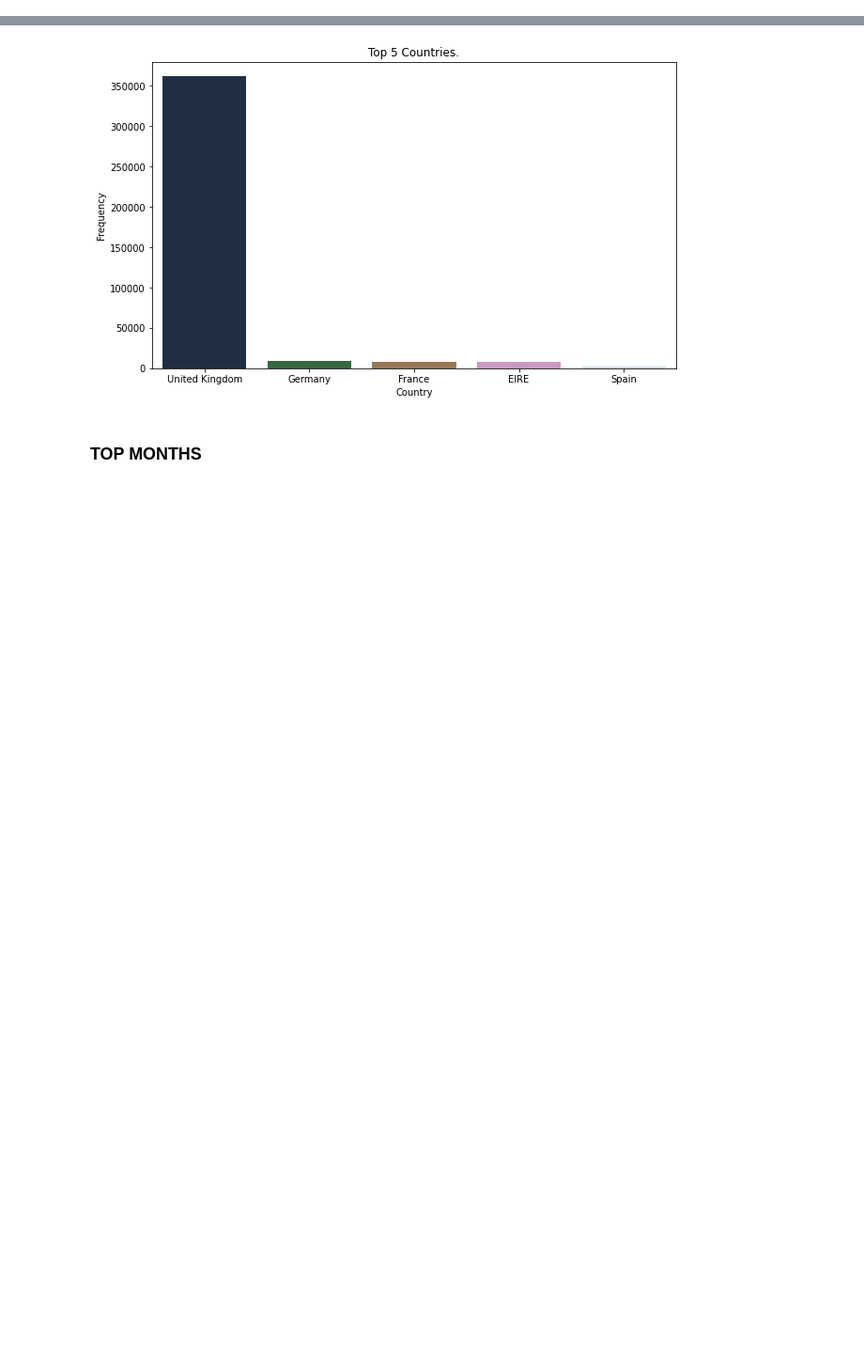
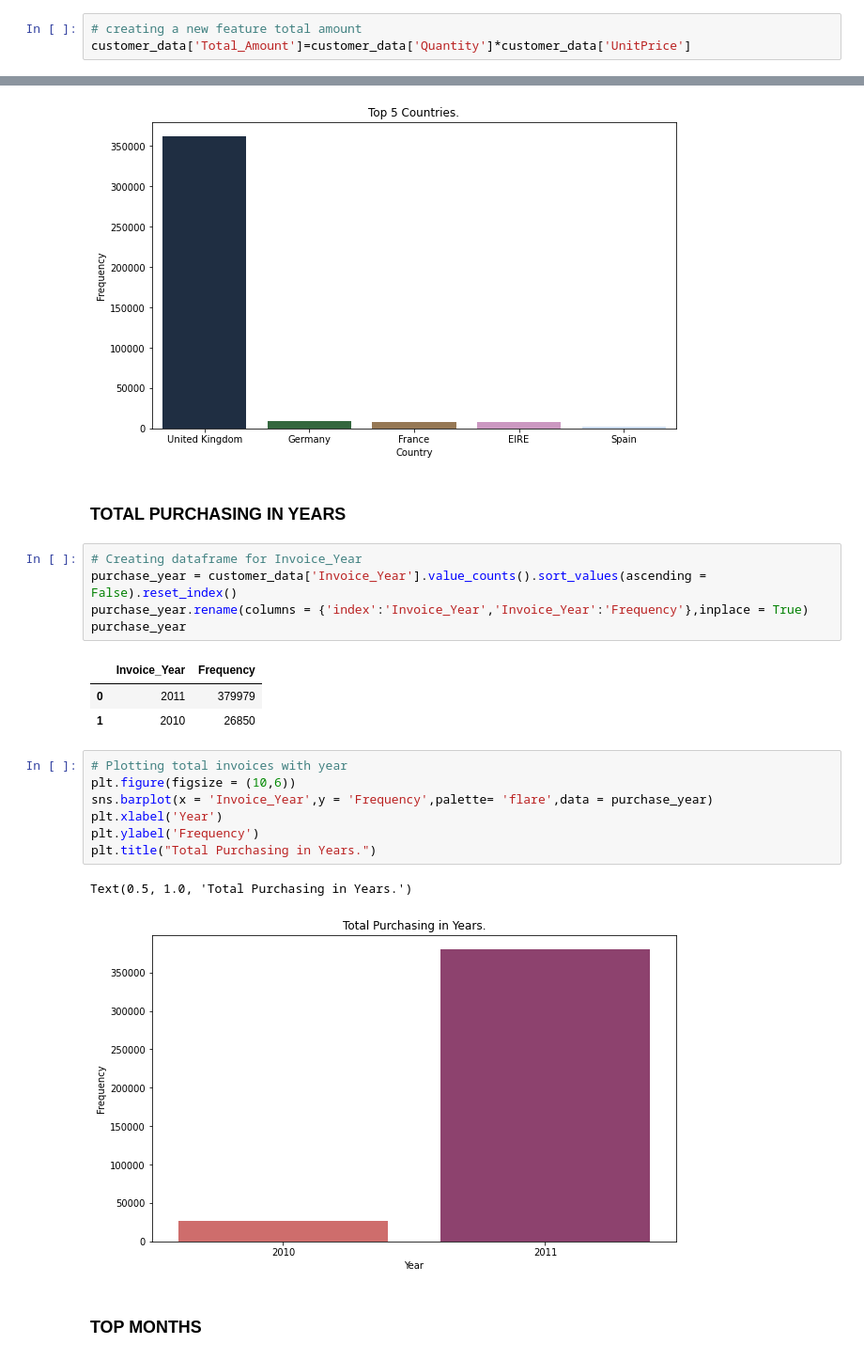
Before and after one commit to Mdanish2020/Customer_Segmentation_Project, a Jupyter notebook: Online_Retail_Customer_Segmentation_Capstone_Project.ipynb, the cells around one changed output, grey strips where cells are left out. Shown: that part at 94% size. Drawn from its saved outputs; the diff is of its cells as text; blank space fills up the shorter version.

```diff
--- a/Online_Retail_Customer_Segmentation_Capstone_Project.ipynb
+++ b/Online_Retail_Customer_Segmentation_Capstone_Project.ipynb
@@ -157,3 +173,6 @@ customer_data['Invoice_Hour'] = customer_data['InvoiceDate'].dt.hour
+# %%
+# creating a new feature total amount
+customer_data['Total_Amount']=customer_data['Quantity']*customer_data['UnitPrice']
 # %%
 customer_data.head(3)
 # %% [output]
@@ -253,6 +264,27 @@ plt.title("Top 5 Countries.")
 # %% [output]
 Text(0.5, 1.0, 'Top 5 Countries.')
 [figure]
+# %% [markdown]
+### **TOTAL PURCHASING IN YEARS**
+# %%
+# Creating dataframe for Invoice_Year
+purchase_year = customer_data['Invoice_Year'].value_counts().sort_values(ascending = False).reset_index()
+purchase_year.rename(columns = {'index':'Invoice_Year','Invoice_Year':'Frequency'},inplace = True)
+purchase_year
+# %% [output]
+|  | Invoice_Year | Frequency |
+| 0 | 2011 | 379979 |
+| 1 | 2010 | 26850 |
+# %%
+# Plotting total invoices with year
+plt.figure(figsize = (10,6))
+sns.barplot(x = 'Invoice_Year',y = 'Frequency',palette= 'flare',data = purchase_year)
+plt.xlabel('Year')
+plt.ylabel('Frequency')
+plt.title("Total Purchasing in Years.")
+# %% [output]
+Text(0.5, 1.0, 'Total Purchasing in Years.')
+[figure, added]
 # %% [markdown]
 ### **TOP MONTHS**
 # %%
```
Also changed, not shown: parts of 28 cells of this notebook.
